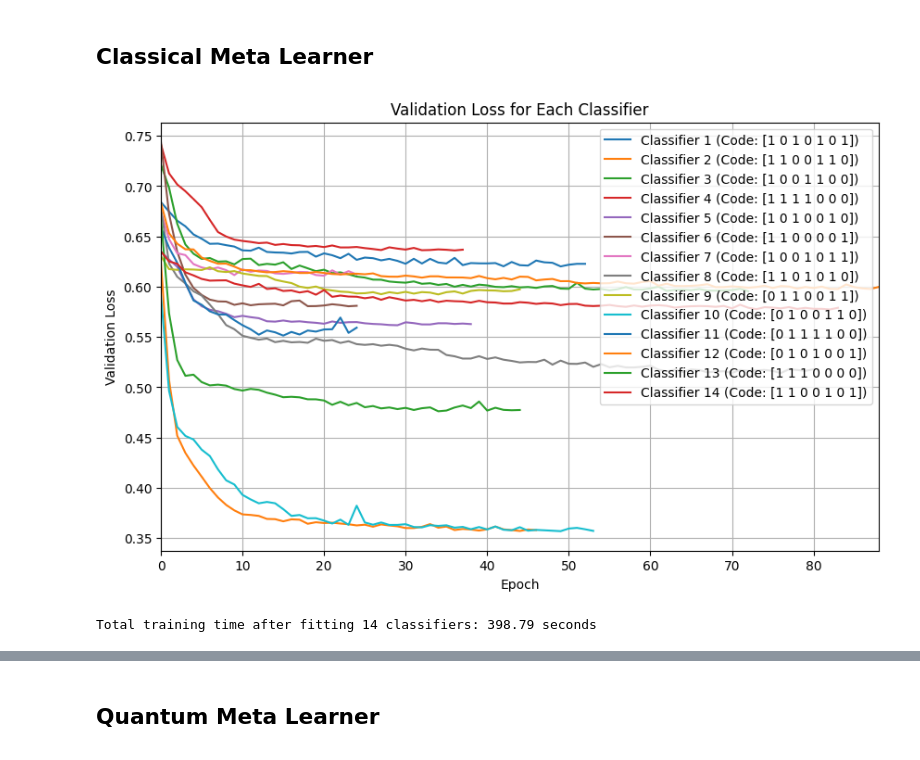
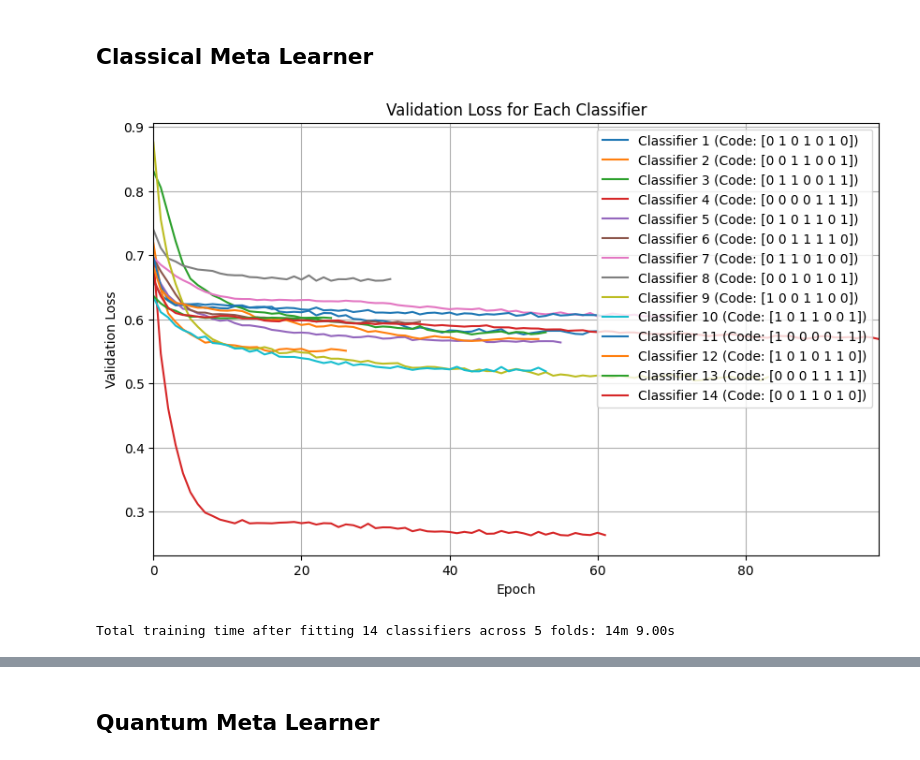
Before and after one commit to EdwardM222/QML-RP, a Jupyter notebook: thesis.ipynb, the cells around one changed output, grey strips where cells are left out. Drawn from its saved outputs; the diff is of its cells as text; code cells hidden in the pictures.

```diff
--- a/thesis.ipynb
+++ b/thesis.ipynb
@@ -370,6 +370,6 @@ X_test = lab_test.drop('class', axis=1)
 top_cols = [col for col in X_train.columns if col.startswith('X')]
 famd_cols = [col for col in X_train.columns if col.startswith('C')]
 # %%
-ens = QuantumECOC(feats_per_qubit=3, reuploads=3, trainable_layers=[1,2,3]).to(DEVICE)
+ens = QuantumECOC(templates=1).to(DEVICE)
 ens.fit(X_train, y_train, X_test, y_test, epochs=200, plot=True, verbose=True)
 # %% [output]
@@ -399,11 +399,11 @@ weighted avg       0.57      0.57      0.57       423
 # %% [markdown]
 ## Classical Meta Learner
 # %%
-ens = StackedECOC(feats_per_qubit=3, reuploads=3, trainable_layers=[1,2,3]).to(DEVICE)
+ens = StackedECOC(templates=1).to(DEVICE)
 ens.fit(X_train, y_train, X_test, y_test, epochs=200, plot=True, verbose=True)
 # %% [output]
-[figure, old version]
+[figure, new version]
-Total training time after fitting 14 classifiers: 398.79 seconds
+Total training time after fitting 14 classifiers across 5 folds: 14m 9.00s
 # %%
 train_score = ens.score(X_train, y_train)
 
```
Also changed, not shown: parts of 10 cells of this notebook, 1 other file.
